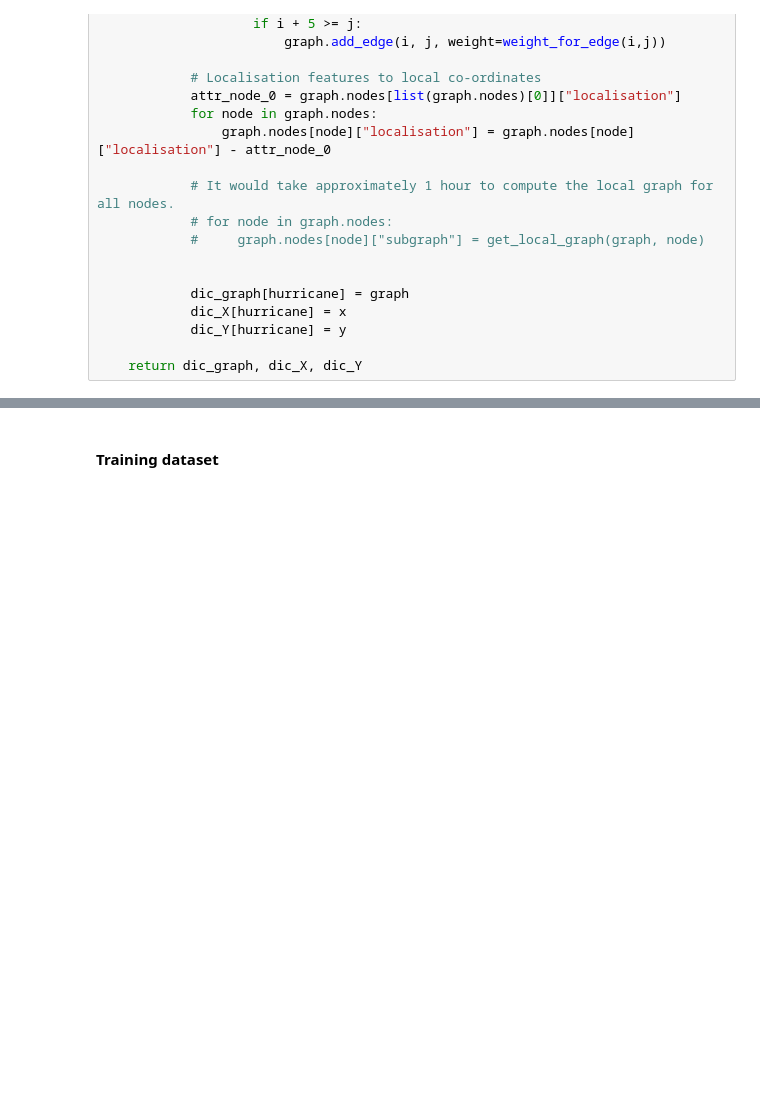
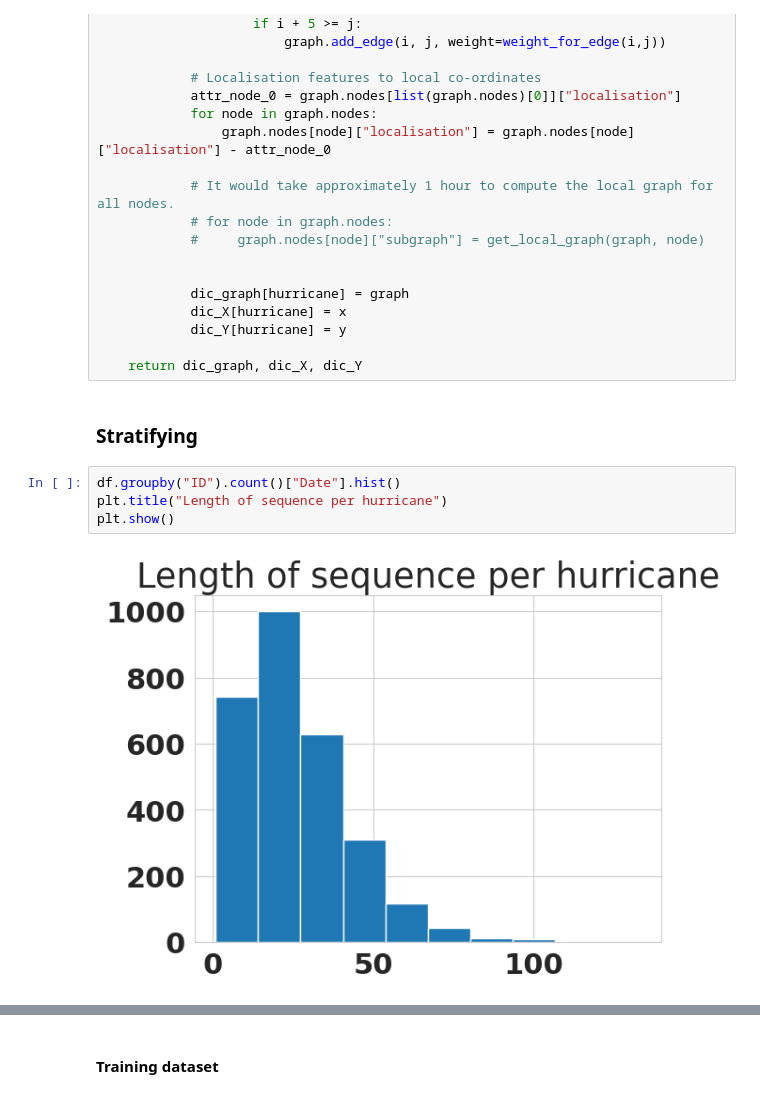
Before and after one commit to EmmaGau/hurricanes_prediction_mlns, a Jupyter notebook: notebooks/explo.ipynb, the cells around one changed output, grey strips where cells are left out. Drawn from its saved outputs; the diff is of its cells as text; blank space fills up the shorter version.

```diff
--- a/notebooks/explo.ipynb
+++ b/notebooks/explo.ipynb
@@ -322,3 +336,11 @@ def get_dic_graph(df, loc_feature_names, weather_feature_names, max_seq_lenght=1
             dic_Y[hurricane] = y
 
     return dic_graph, dic_X, dic_Y
+# %% [markdown]
+### Stratifying
+# %%
+df.groupby("ID").count()["Date"].hist()
+plt.title("Length of sequence per hurricane")
+plt.show()
+# %% [output]
+[figure, added]
```
Also changed, not shown: parts of 30 cells of this notebook.
